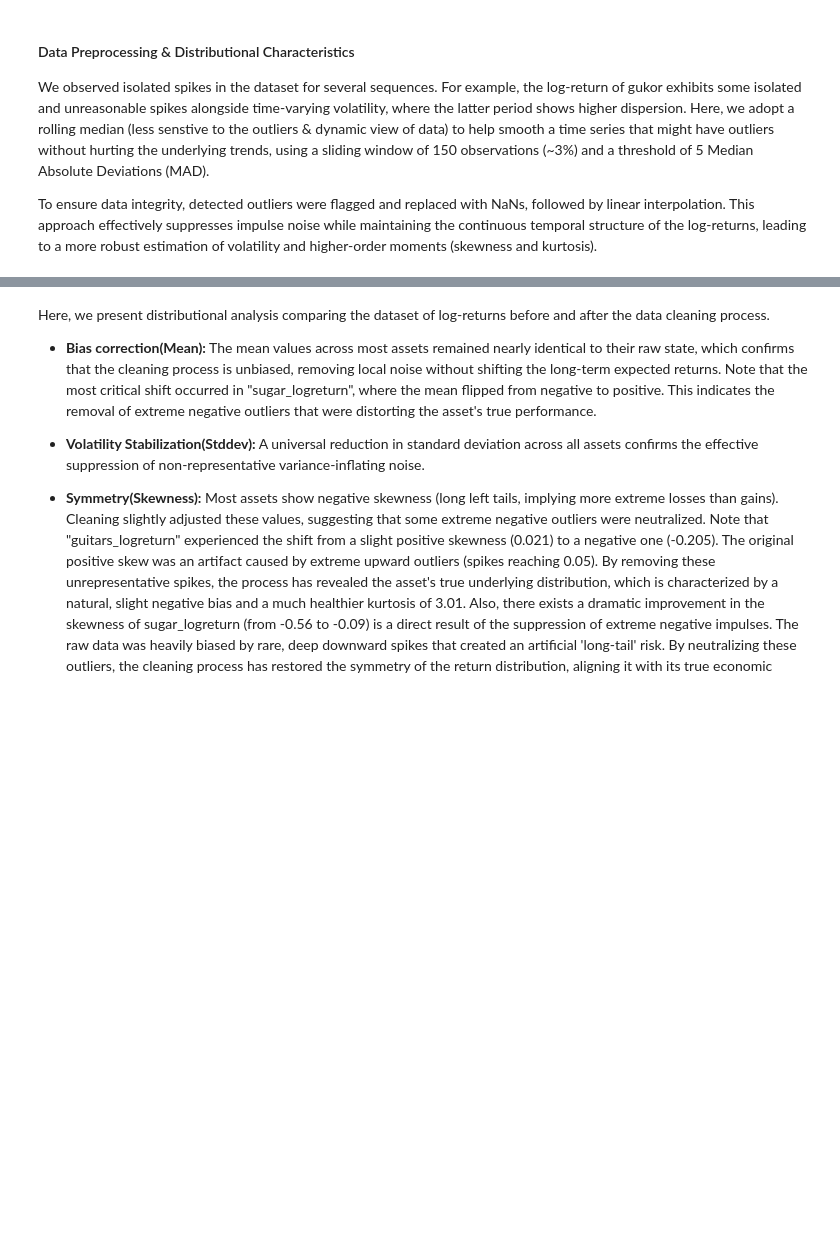
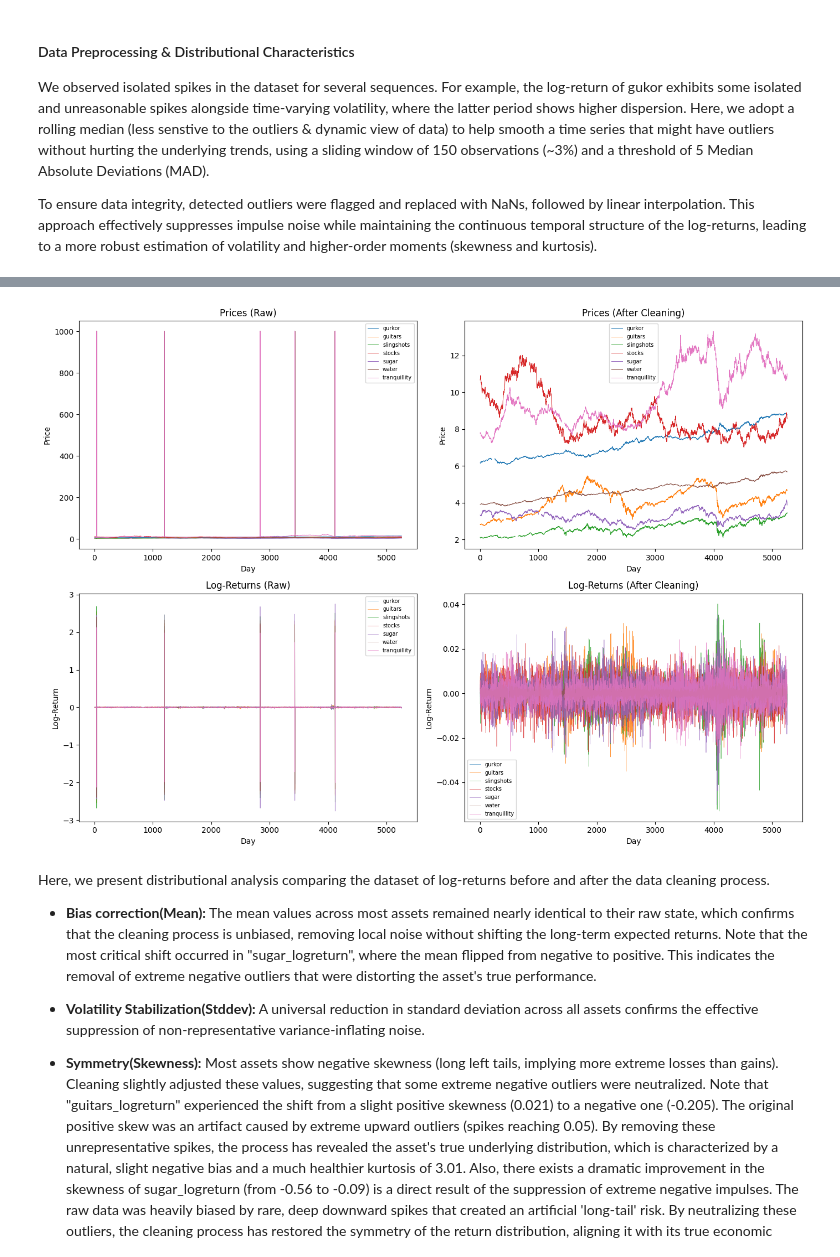
Before and after one commit to ericsangberg1/finanical-ts-analysis, a Jupyter notebook: data_analysis.ipynb, the cells around one changed output, grey strips where cells are left out. Cells and saved outputs as stored; diff of their text form; code cells hidden in the pictures; blank space fills up the shorter version.

```diff
--- a/data_analysis.ipynb
+++ b/data_analysis.ipynb
@@ -255,0 +333,59 @@ Distributional analysis after cleaning:
+# %%
+# Load raw prices and reconstruct cleaned prices from cleaned log-returns
+with duckdb.connect(DB_PATH) as conn:
+    price_cols = [c for c in conn.execute("DESCRIBE spiff").df()["column_name"].tolist() if c != "day"]
+    df_prices = conn.execute(f"SELECT day, {', '.join(price_cols)} FROM spiff").df().set_index("day")
+
+# Reconstruct cleaned prices: P_t = P_0 * exp(cumsum(cleaned_logreturns))
+df_prices_clean = pd.DataFrame(index=df_clean.index)
+for col in val_cols:
+    asset = col.replace("_logreturn", "")
+    if asset in df_prices.columns:
+        p0 = df_prices[asset].iloc[0]
+        df_prices_clean[asset] = p0 * np.exp(df_clean[col].cumsum())
+
+# Also build raw prices aligned to df1 index for comparison
+df_prices_raw = df_prices.reindex(df1.index)
+
+fig, axes = plt.subplots(2, 2, figsize=(14, 10))
+
+# Top-left: Raw prices
+ax = axes[0, 0]
+for col in price_cols:
+    ax.plot(df_prices_raw.index, df_prices_raw[col], linewidth=0.7, label=col)
+ax.set_title("Prices (Raw)")
+ax.set_xlabel("Day")
+ax.set_ylabel("Price")
+ax.legend(fontsize=7)
+
+# Top-right: Cleaned prices
+ax = axes[0, 1]
+for col in df_prices_clean.columns:
+    ax.plot(df_prices_clean.index, df_prices_clean[col], linewidth=0.7, label=col)
+ax.set_title("Prices (After Cleaning)")
+ax.set_xlabel("Day")
+ax.set_ylabel("Price")
+ax.legend(fontsize=7)
+
+# Bottom-left: Raw log-returns
+ax = axes[1, 0]
+for col in val_cols:
+    ax.plot(df1.index, df1[col], linewidth=0.5, alpha=0.8, label=col.replace("_logreturn", ""))
+ax.set_title("Log-Returns (Raw)")
+ax.set_xlabel("Day")
+ax.set_ylabel("Log-Return")
+ax.legend(fontsize=7)
+
+# Bottom-right: Cleaned log-returns
+ax = axes[1, 1]
+for col in val_cols:
+    ax.plot(df_clean.index, df_clean[col], linewidth=0.5, alpha=0.8, label=col.replace("_logreturn", ""))
+ax.set_title("Log-Returns (After Cleaning)")
+ax.set_xlabel("Day")
+ax.set_ylabel("Log-Return")
+ax.legend(fontsize=7)
+
+fig.tight_layout()
+plt.show()
+# %% [output]
+[figure, added]
```
Also changed, not shown: parts of 12 cells of this notebook.
